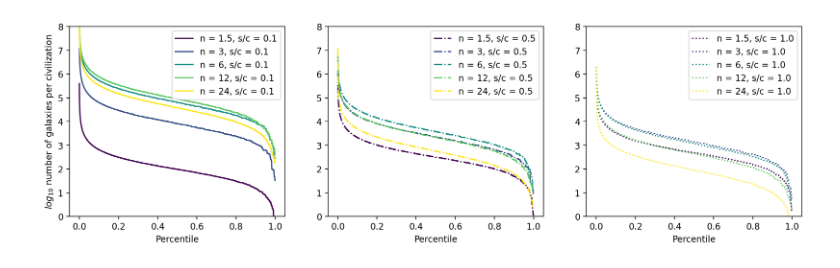
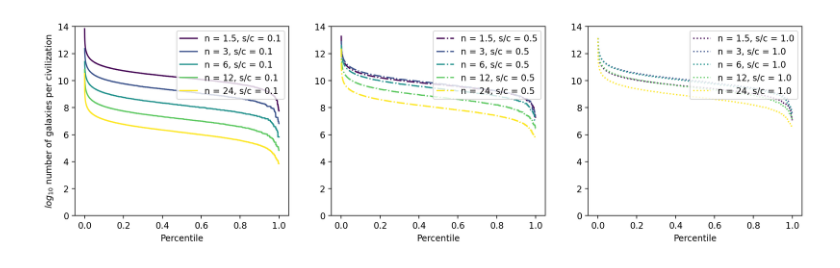
Before and after one commit to calvinmccarter/grabby_aliens, a Jupyter notebook: experiments/galaxy-1.ipynb, the cells around one changed output. Drawn from its saved outputs; the diff is of its cells as text; code cells hidden in the pictures.

```diff
--- a/experiments/galaxy-1.ipynb
+++ b/experiments/galaxy-1.ipynb
@@ -33,34 +33,37 @@ for scix, sc in enumerate(sclist):
         res_years = pd.read_csv(fout+'_years.csv')
 
         tau = res_years.OriginTime.median() # median origin proper-time
-        proper_volume_now = np.power(13.8*c/(s*tau),3)
+        proper_volume_now = np.power(13.8*s/c*tau,3)
         galaxy_density_now = 2e+6;
         num_galaxies_now = galaxy_density_now * proper_volume_now # G
         G = num_galaxies_now
         C = res.shape[0] # num civs
         galaxies_per_civ = num_galaxies_now  / C
 
-        res_years['pctile'] = np.linspace(0, 1, res_years.shape[0])
+        res_years['pctile'] = (np.arange(0, C)+1.0) / C
         galaxies_per_civ_at_pctile = G/(res_years['pctile']*C)*res.PctEmpty
         plot_data[(true_n, sc)] = (res_years['pctile'], galaxies_per_civ_at_pctile)
 # %%
 cmap = plt.get_cmap('viridis')
 mycols = cmap(np.linspace(0, 1, len(nlist)))
 scstyles = ['-', '-.', ':']
 fig, axes = plt.subplots(nrows=1, ncols=3, figsize=(15,4), dpi=200)
 for scix, sc in enumerate(sclist):
     leg = []
     for nix, true_n in enumerate(true_nlist):
         (pctiles, galaxies_per_civ) = plot_data[(true_n, sc)]
         log10gperc = np.log10(galaxies_per_civ)
         irer = IsotonicRegression(out_of_bounds='nan', increasing=False)
         smoothed_log10gperc = irer.fit_transform(pctiles[np.isfinite(log10gperc)], log10gperc[np.isfinite(log10gperc)])
-        axes[scix].plot(pctiles[np.isfinite(log10gperc)], smoothed_log10gperc, scstyles[scix], color=mycols[nix])
+        axes[scix].plot(
+            pctiles[np.isfinite(log10gperc)],
+            smoothed_log10gperc,
+            scstyles[scix], color=mycols[nix])
         leg.append(f"n = {true_n}, s/c = {sc:.2}");
         axes[scix].set_xlabel('Percentile')
-        axes[scix].set_ylim(0, 8);
+        axes[scix].set_ylim(0, 14);
     axes[scix].legend(leg, loc = 'upper right');#, bbox_to_anchor = (1.0, 0.5));
 axes[0].set_ylabel('$log_{10}$ number of galaxies per civilization');
 plt.savefig('figures-friday/galaxies-1.png');
 # %% [output]
-[figure, old version]
+[figure, new version]
```
Also changed, not shown: parts of 9 cells of this notebook, 17 other files.
